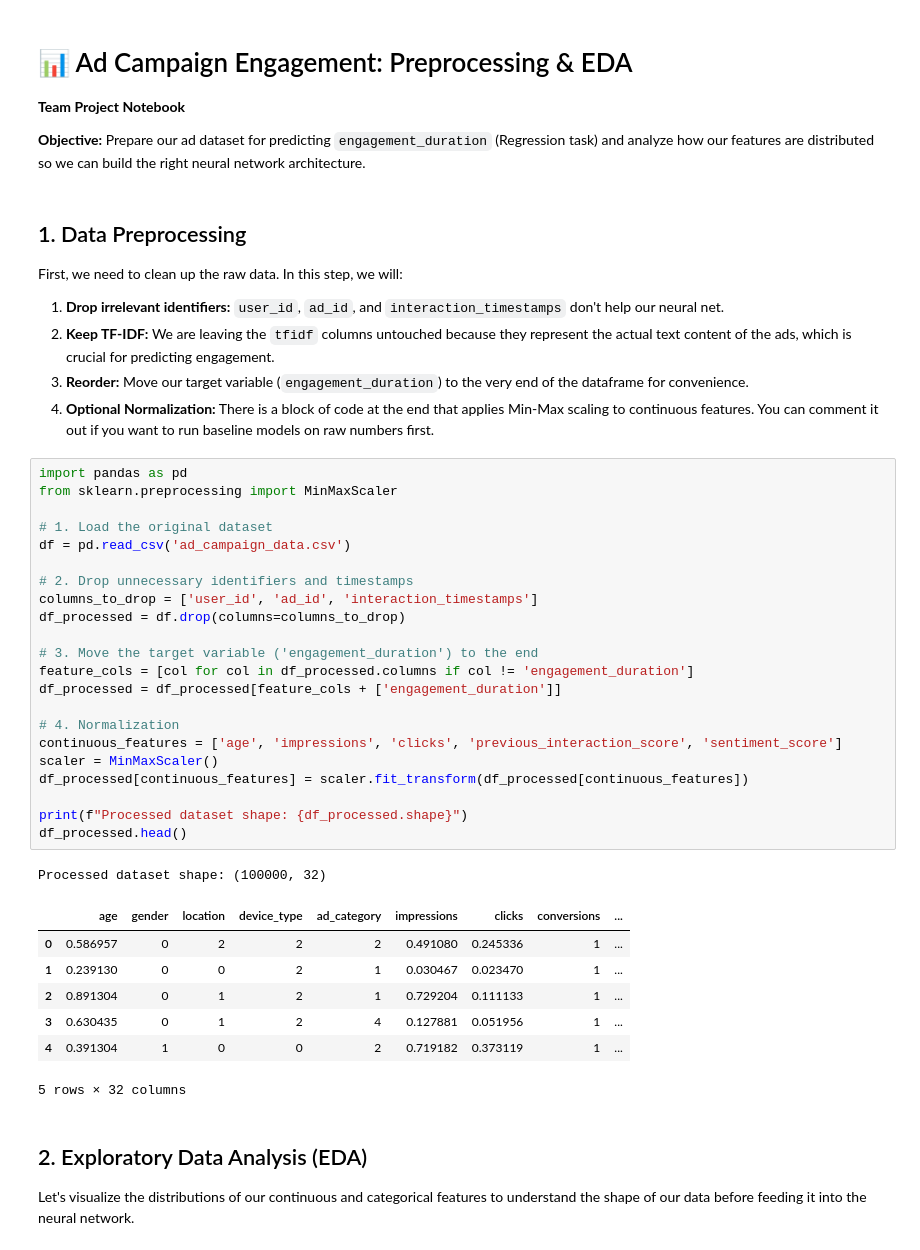
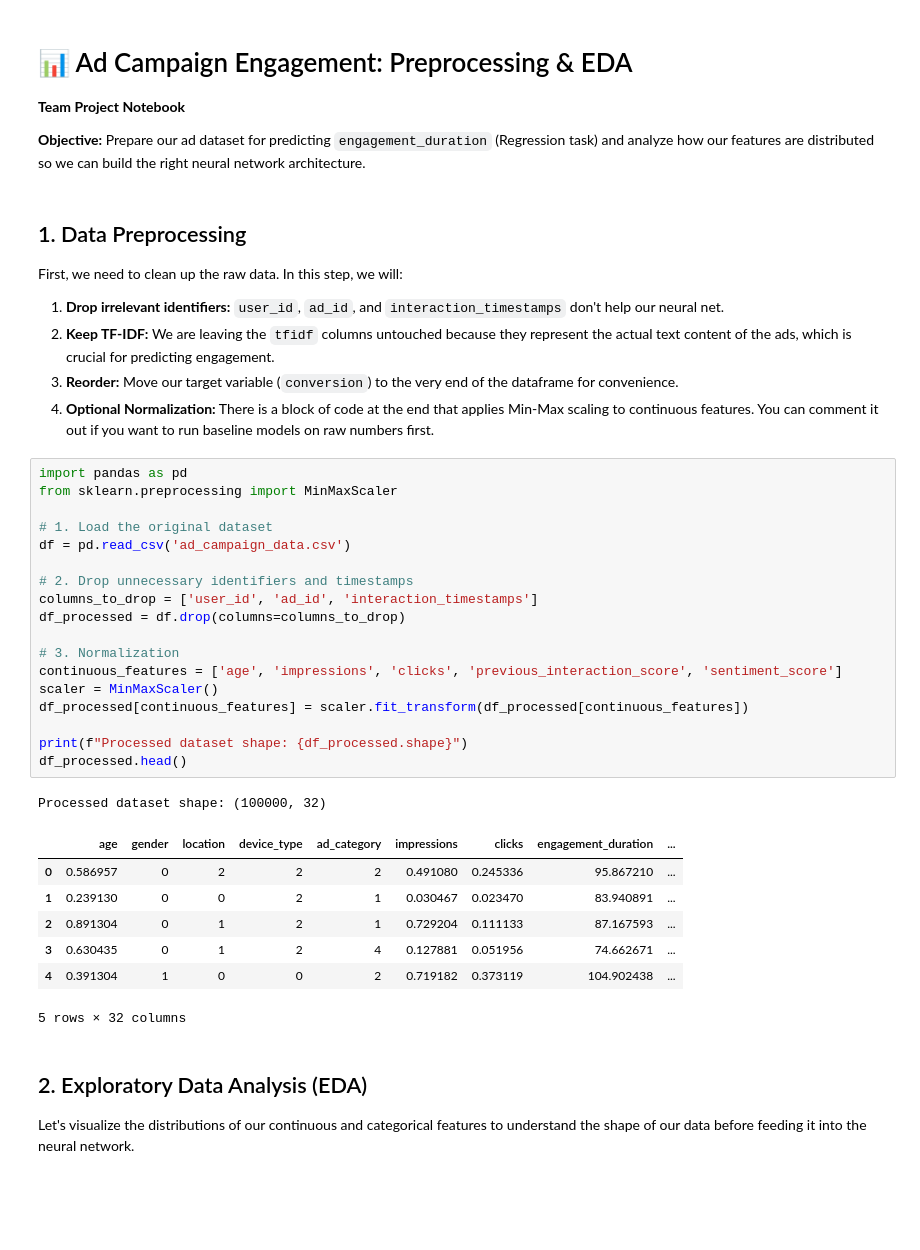
Before and after one commit to DanielDanyang/ECS171-Group10, a Jupyter notebook: EDA.ipynb, the cells around one changed output. Drawn from its saved outputs; the diff is of its cells as text; blank space fills up the shorter version.

```diff
--- a/EDA.ipynb
+++ b/EDA.ipynb
@@ -8,38 +8,34 @@
 First, we need to clean up the raw data. In this step, we will:
 1. **Drop irrelevant identifiers:** `user_id`, `ad_id`, and `interaction_timestamps` don't help our neural net.
 2. **Keep TF-IDF:** We are leaving the `tfidf` columns untouched because they represent the actual text content of the ads, which is crucial for predicting engagement.
-3. **Reorder:** Move our target variable (`engagement_duration`) to the very end of the dataframe for convenience.
+3. **Reorder:** Move our target variable (`conversion`) to the very end of the dataframe for convenience.
 4. **Optional Normalization:** There is a block of code at the end that applies Min-Max scaling to continuous features. You can comment it out if you want to run baseline models on raw numbers first.
 # %%
 import pandas as pd
 from sklearn.preprocessing import MinMaxScaler
 
 # 1. Load the original dataset
 df = pd.read_csv('ad_campaign_data.csv')
 
 # 2. Drop unnecessary identifiers and timestamps
 columns_to_drop = ['user_id', 'ad_id', 'interaction_timestamps']
 df_processed = df.drop(columns=columns_to_drop)
 
-# 3. Move the target variable ('engagement_duration') to the end
-feature_cols = [col for col in df_processed.columns if col != 'engagement_duration']
-df_processed = df_processed[feature_cols + ['engagement_duration']]
-
-# 4. Normalization
+# 3. Normalization
 continuous_features = ['age', 'impressions', 'clicks', 'previous_interaction_score', 'sentiment_score']
 scaler = MinMaxScaler()
 df_processed[continuous_features] = scaler.fit_transform(df_processed[continuous_features])
 
 print(f"Processed dataset shape: {df_processed.shape}")
 df_processed.head()
 # %% [output]
 Processed dataset shape: (100000, 32)
-|  | age | gender | location | device_type | ad_category | impressions | clicks | conversions | ... |
-| 0 | 0.586957 | 0 | 2 | 2 | 2 | 0.491080 | 0.245336 | 1 | ... |
-| 1 | 0.239130 | 0 | 0 | 2 | 1 | 0.030467 | 0.023470 | 1 | ... |
-| 2 | 0.891304 | 0 | 1 | 2 | 1 | 0.729204 | 0.111133 | 1 | ... |
-| 3 | 0.630435 | 0 | 1 | 2 | 4 | 0.127881 | 0.051956 | 1 | ... |
-| 4 | 0.391304 | 1 | 0 | 0 | 2 | 0.719182 | 0.373119 | 1 | ... |
+|  | age | gender | location | device_type | ad_category | impressions | clicks | engagement_duration | ... |
+| 0 | 0.586957 | 0 | 2 | 2 | 2 | 0.491080 | 0.245336 | 95.867210 | ... |
+| 1 | 0.239130 | 0 | 0 | 2 | 1 | 0.030467 | 0.023470 | 83.940891 | ... |
+| 2 | 0.891304 | 0 | 1 | 2 | 1 | 0.729204 | 0.111133 | 87.167593 | ... |
+| 3 | 0.630435 | 0 | 1 | 2 | 4 | 0.127881 | 0.051956 | 74.662671 | ... |
+| 4 | 0.391304 | 1 | 0 | 0 | 2 | 0.719182 | 0.373119 | 104.902438 | ... |
 5 rows × 32 columns
 # %% [markdown]
 ## 2. Exploratory Data Analysis (EDA)
```
Also changed, not shown: parts of 4 cells of this notebook, 1 other file.
